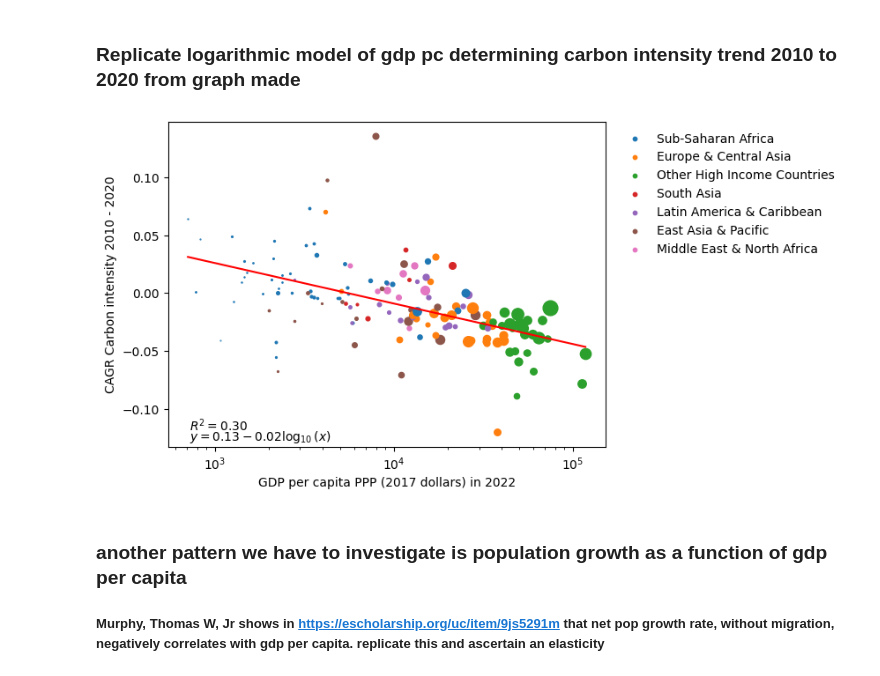
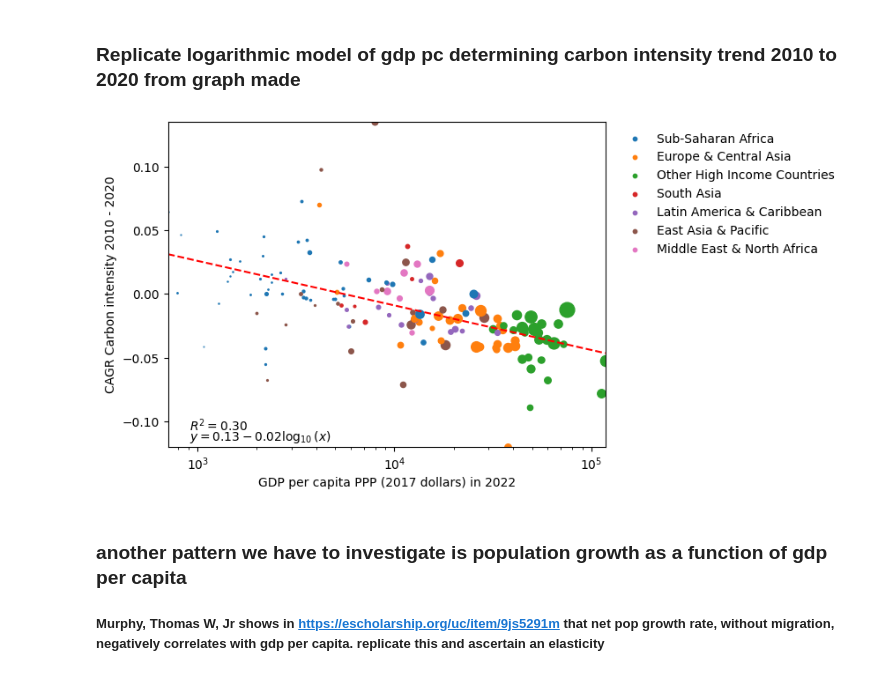
Before and after one commit to yannickoswald/convergence, a Jupyter notebook: first_data_explorations.ipynb, the cells around one changed output. Drawn from its saved outputs; the diff is of its cells as text; code cells hidden in the pictures.

```diff
--- a/first_data_explorations.ipynb
+++ b/first_data_explorations.ipynb
@@ -365,35 +365,39 @@ for country in countries:
         regions_appeared.add(region)
 
     # plot the scatter plot
     ax.scatter(country_data['gdp_pc_ppp_2017'],
                country_data['carbon_intensity_trend'],
                s=size,
                color = color,
                label=label)
 
 # label the axes
 ax.set_xlabel('GDP per capita PPP (2017 dollars) in 2022')
 ax.set_ylabel('CAGR Carbon intensity 2010 - 2020')
 # plot a logarithmic fit line
 coefficients = np.polyfit(np.log(data['gdp_pc_ppp_2017']), data['carbon_intensity_trend'], 1)
 polynomial = np.poly1d(coefficients)
 x_axis = np.linspace(np.log(data['gdp_pc_ppp_2017']).min(), np.log(data['gdp_pc_ppp_2017']).max(), 100)
 y_axis = polynomial(x_axis)
-ax.plot(np.exp(x_axis), y_axis, color='red')
+ax.plot(np.exp(x_axis), y_axis, color='red', linestyle='--')
 # Calculate and annotate the R^2 value
 r_squared = np.corrcoef(np.log(data['gdp_pc_ppp_2017']), data['carbon_intensity_trend'])[0][1] ** 2
 ax.annotate(r'$R^2 = {:.2f}$'.format(r_squared), xy=(0.05, 0.05), xycoords='axes fraction')
 # Annotate the equation of the logarithmic fit line
 ax.annotate(r'$y = {:.2f} - {:.2f}\log_{{10}}(x)$'.format(polynomial[0], abs(polynomial[1])), xy=(0.05, 0.02), xycoords='axes fraction')
 lgnd = ax.legend(loc='upper right', bbox_to_anchor=(1.55, 1), frameon=False)
 # Set a fixed marker size for all legend markers
 for handle in lgnd.legend_handles:
     handle.set_sizes([10])  # Adjust the number inside the list to change the size
 # log scale the x axis
 ax.set_xscale('log')
+ax.margins(0)
+# save plot as high resolution png file
+plt.savefig('./gdp_pc_vs_carbon_intensity_trend.png', dpi=300, bbox_inches='tight')
+
 plt.show()
 # %% [output]
-[figure, old version]
+[figure, new version]
 # %% [markdown]
 ### another pattern we have to investigate is population growth as a function of gdp per capita
 ##### Murphy, Thomas W, Jr shows in https://escholarship.org/uc/item/9js5291m that net pop growth rate, without migration, negatively correlates with gdp per capita. replicate this and ascertain an elasticity
```
Also changed, not shown: parts of 1 cell of this notebook.
